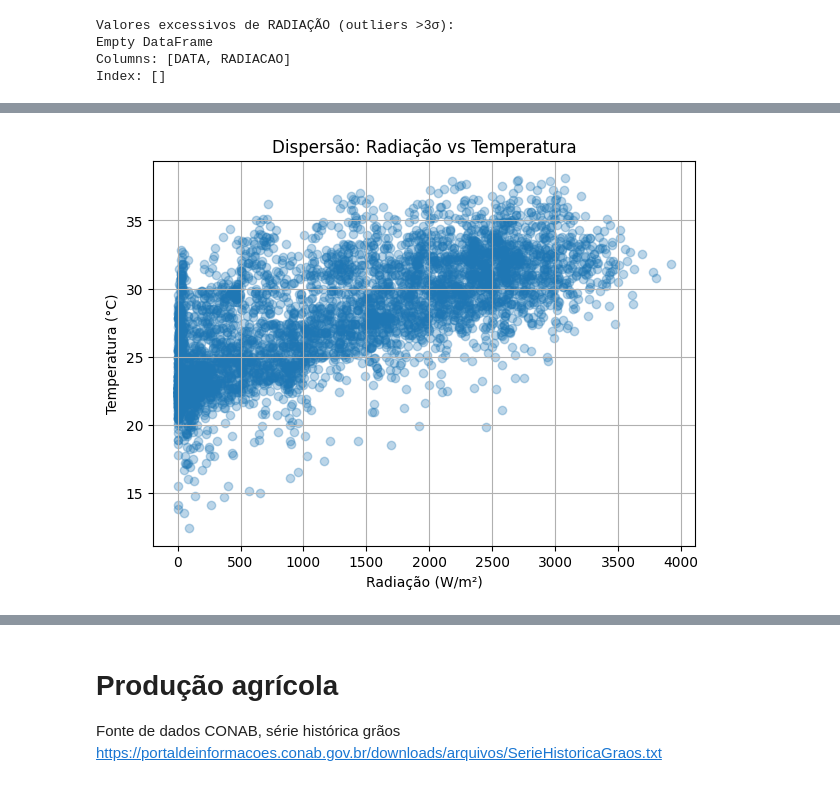
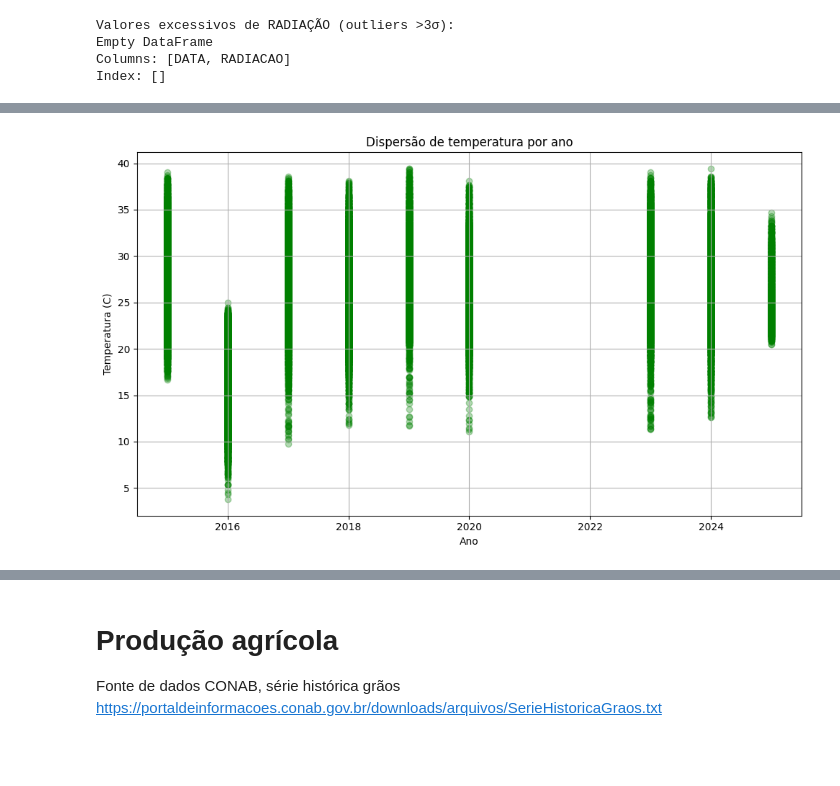
Before and after one commit to juhungaro/Pipoca, a Jupyter notebook: Entrega2.ipynb, the cells around one changed output, grey strips where cells are left out. Saved outputs shown, nothing was run; the diff lists cells and outputs as text; code cells hidden in the pictures; blank space fills up the shorter version.

```diff
--- a/Entrega2.ipynb
+++ b/Entrega2.ipynb
@@ -397,0 +449,11 @@ Análise de valores nulos, duplicados e conversão de tipo de coluna
+# %%
+# Criando a coluna ANO_MES
+df_climatotal['ANO_MES'] = df_climatotal['DATA'].dt.strftime('%Y-%m')
+
+
+df_climatotal['DATA'] = pd.to_datetime(df_climatotal['DATA'], errors='coerce')
+df_climatotal['ANO'] = df_climatotal['DATA'].dt.year.astype('Int64')
+df_climatotal['MES'] = df_climatotal['DATA'].dt.month.astype('Int64')
+
+
+print(df_climatotal[['DATA', 'ANO', 'MES', 'ANO_MES', 'RADIACAO', 'TEMPERATURA']].head())
@@ -398,4 +467,6 @@ Análise de valores nulos, duplicados e conversão de tipo de coluna
 # %%
+#Análise de valores nulos, duplicados e conversão de tipo de coluna
+
 # Nulos por coluna
 print("\nValores nulos por coluna:")
 print(df_climatotal.isnull().sum())
@@ -407,15 +478,6 @@ print(df_climatotal.isnull().mean().sort_values(ascending=False)*100)
 # Linhas duplicadas
 print("\nQtde de linhas duplicadas:", df_climatotal.duplicated().sum())
 
-# Converter DATA para datetime
-df_climatotal['DATA'] = pd.to_datetime(df_climatotal['DATA'], format='%d/%m/%Y')
-
-# Converter RADIACAO para float
-if df_climatotal['RADIACAO'].dtype == 'object':
-    df_climatotal['RADIACAO'] = df_climatotal['RADIACAO'].str.replace(',', '.')
-    df_climatotal['RADIACAO'] = pd.to_numeric(df_climatotal['RADIACAO'], errors='coerce')
-
-# Pronto! Agora os tipos estão ajustados.
 print(df_climatotal.dtypes)
 # %% [output]
 Valores nulos por coluna:
@@ -586,11 +735,12 @@ plt.show()
 # %%
-# Gráfico de Dispersão (Scatter Plot)
-plt.figure(figsize=(7, 5))
-plt.scatter(df_climatotal['RADIACAO'], df_climatotal['TEMPERATURA'], alpha=0.3)
-plt.xlabel('Radiação (W/m²)')
-plt.ylabel('Temperatura (°C)')
-plt.title('Dispersão: Radiação vs Temperatura')
+# Gráfico de dispersão - Radiação x Ano
+plt.figure(figsize=(10,6))
+plt.scatter(df_climatotal['ANO'], df_climatotal['TEMPERATURA'], alpha=0.3, color='green')
+plt.xlabel('Ano')
+plt.ylabel('Temperatura (C)')
+plt.title('Dispersão de temperatura por ano')
 plt.grid(True)
+plt.tight_layout()
 plt.show()
 # %% [output]
-[figure, old version]
+[figure, new version]
```
Also changed, not shown: parts of 71 cells of this notebook.
